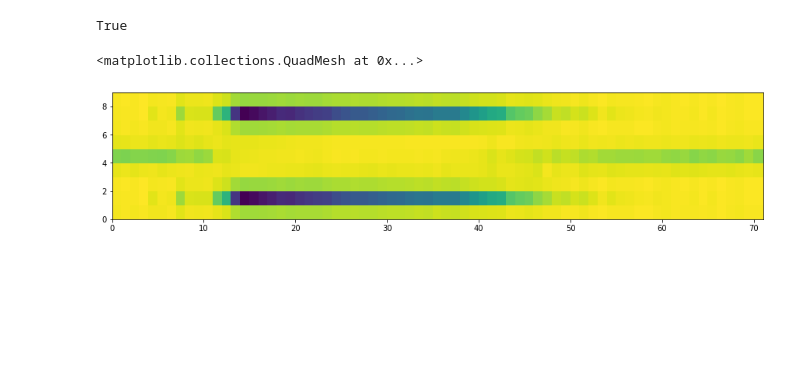
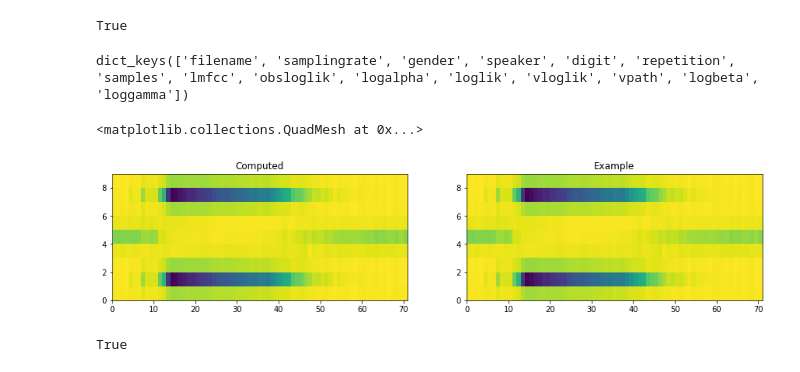
Before and after one commit to zakaria-n/HMM-Speech-Rec, a Jupyter notebook: lab2.ipynb, the cells around one changed output. Saved outputs shown, nothing was run; the diff lists cells and outputs as text; code cells hidden in the pictures; blank space fills up the shorter version.

```diff
--- a/lab2.ipynb
+++ b/lab2.ipynb
@@ -243,13 +245,19 @@ obsloglik = log_multivariate_normal_density_diag(example['lmfcc'], wordHMMs['o']
 np.allclose(obsloglik, example['obsloglik'])
 # %% [output]
 True
+# %%
+example.keys()
+# %% [output]
+dict_keys(['filename', 'samplingrate', 'gender', 'speaker', 'digit', 'repetition', 'samples', 'lmfcc', 'obsloglik', 'logalpha', 'loglik', 'vloglik', 'vpath', 'logbeta', 'loggamma'])
 # %%
 plt.rcParams['figure.figsize'] = [15, 3]
-plt.subplot(121).set_title("Observation Likelihood")
+plt.subplot(121).set_title("Computed")
 plt.pcolormesh(obsloglik.T)
+plt.subplot(122).set_title("Example")
+plt.pcolormesh(example['obsloglik'].T)
 # %% [output]
 <matplotlib.collections.QuadMesh at 0x...>
-[figure, old version]
+[figure, new version]
 # %%
 def forward(log_emlik, log_startprob, log_transmat):
     """Forward (alpha) probabilities in log domain.
@@ -271,0 +284,4 @@ def forward(log_emlik, log_startprob, log_transmat):
+# %%
+np.allclose(alpha, example["logalpha"])
+# %% [output]
+True
```
Also changed, not shown: parts of 23 cells of this notebook.
